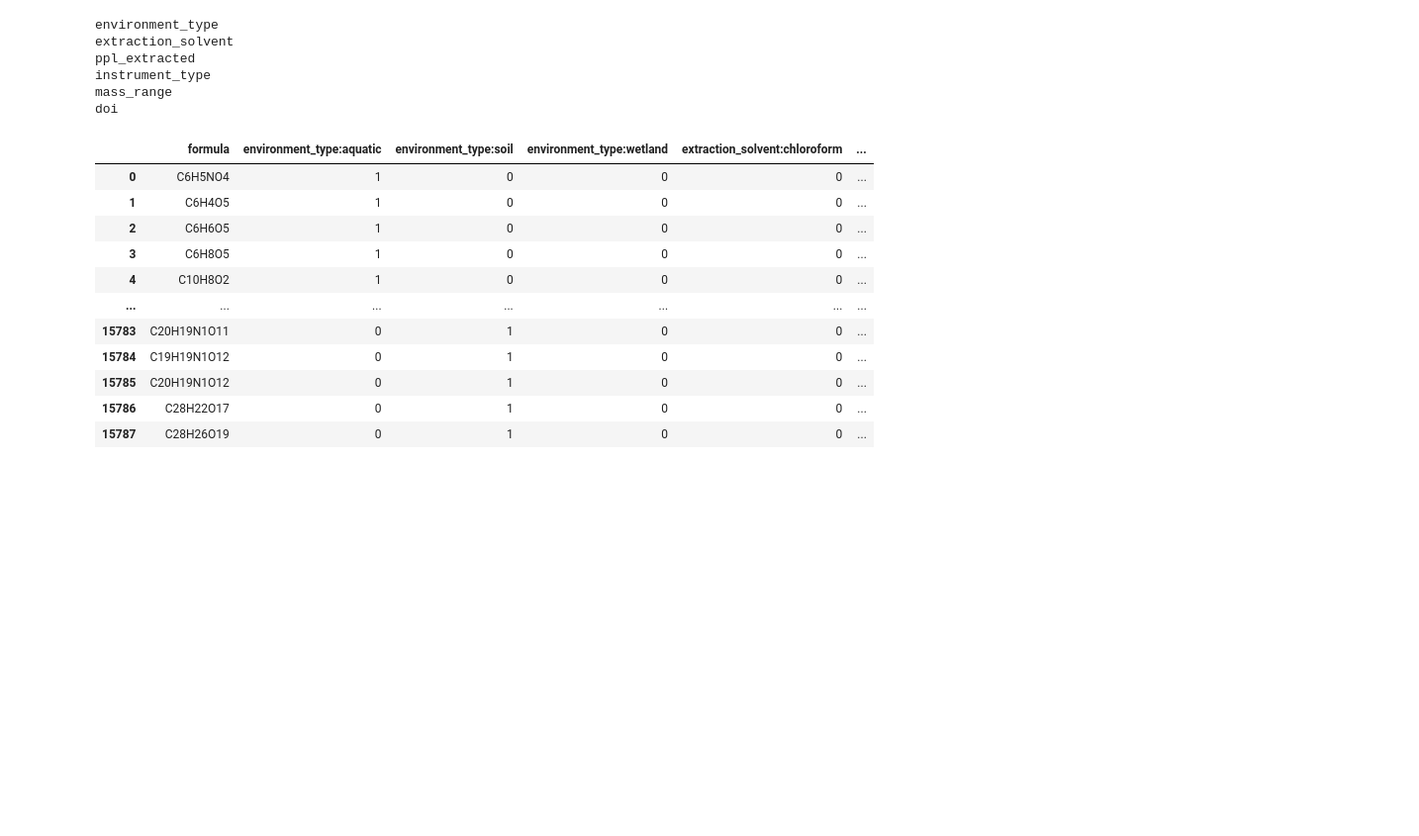
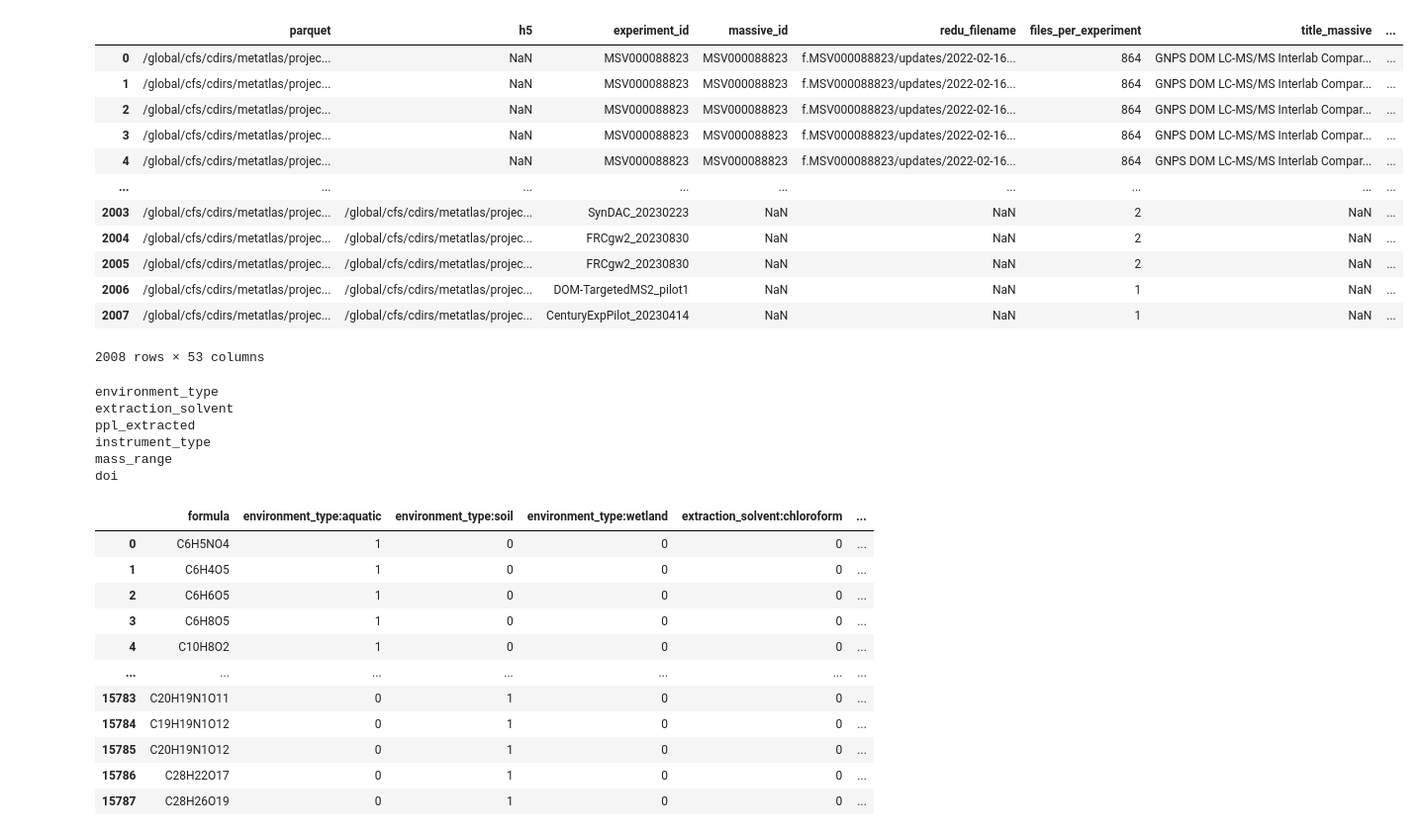
Before and after one commit to biorack/envnet, a Jupyter notebook: carbon_network/build/Step2-GetMS2Hits.ipynb, the cells around one changed output. Shown: that part at 99% size. Cells and saved outputs as stored; diff of their text form; code cells hidden in the pictures; blank space fills up the shorter version.

```diff
--- a/carbon_network/build/Step2-GetMS2Hits.ipynb
+++ b/carbon_network/build/Step2-GetMS2Hits.ipynb
@@ -105 +24,20 @@ df
+# %%
+df = pd.read_csv('/global/cfs/cdirs/metatlas/projects/carbon_network/calibrated_parquet_files_with_metadata.tsv', sep='\t')
+df = df[df['environmental']] #  | (idx2)
+# df = df[df['SampleType']=='plant']
+df
+# %% [output]
+|  | parquet | h5 | experiment_id | massive_id | redu_filename | files_per_experiment | title_massive | ... |
+| 0 | /global/cfs/cdirs/metatlas/projec... | NaN | MSV000088823 | MSV000088823 | f.MSV000088823/updates/2022-02-16... | 864 | GNPS DOM LC-MS/MS Interlab Compar... | ... |
+| 1 | /global/cfs/cdirs/metatlas/projec... | NaN | MSV000088823 | MSV000088823 | f.MSV000088823/updates/2022-02-16... | 864 | GNPS DOM LC-MS/MS Interlab Compar... | ... |
+| 2 | /global/cfs/cdirs/metatlas/projec... | NaN | MSV000088823 | MSV000088823 | f.MSV000088823/updates/2022-02-16... | 864 | GNPS DOM LC-MS/MS Interlab Compar... | ... |
+| 3 | /global/cfs/cdirs/metatlas/projec... | NaN | MSV000088823 | MSV000088823 | f.MSV000088823/updates/2022-02-16... | 864 | GNPS DOM LC-MS/MS Interlab Compar... | ... |
+| 4 | /global/cfs/cdirs/metatlas/projec... | NaN | MSV000088823 | MSV000088823 | f.MSV000088823/updates/2022-02-16... | 864 | GNPS DOM LC-MS/MS Interlab Compar... | ... |
+| ... | ... | ... | ... | ... | ... | ... | ... | ... |
+| 2003 | /global/cfs/cdirs/metatlas/projec... | /global/cfs/cdirs/metatlas/projec... | SynDAC_20230223 | NaN | NaN | 2 | NaN | ... |
+| 2004 | /global/cfs/cdirs/metatlas/projec... | /global/cfs/cdirs/metatlas/projec... | FRCgw2_20230830 | NaN | NaN | 2 | NaN | ... |
+| 2005 | /global/cfs/cdirs/metatlas/projec... | /global/cfs/cdirs/metatlas/projec... | FRCgw2_20230830 | NaN | NaN | 2 | NaN | ... |
+| 2006 | /global/cfs/cdirs/metatlas/projec... | /global/cfs/cdirs/metatlas/projec... | DOM-TargetedMS2_pilot1 | NaN | NaN | 1 | NaN | ... |
+| 2007 | /global/cfs/cdirs/metatlas/projec... | /global/cfs/cdirs/metatlas/projec... | CenturyExpPilot_20230414 | NaN | NaN | 1 | NaN | ... |
+2008 rows × 53 columns
 # %%
```
Also changed, not shown: parts of 99 cells of this notebook, 3 other files.
